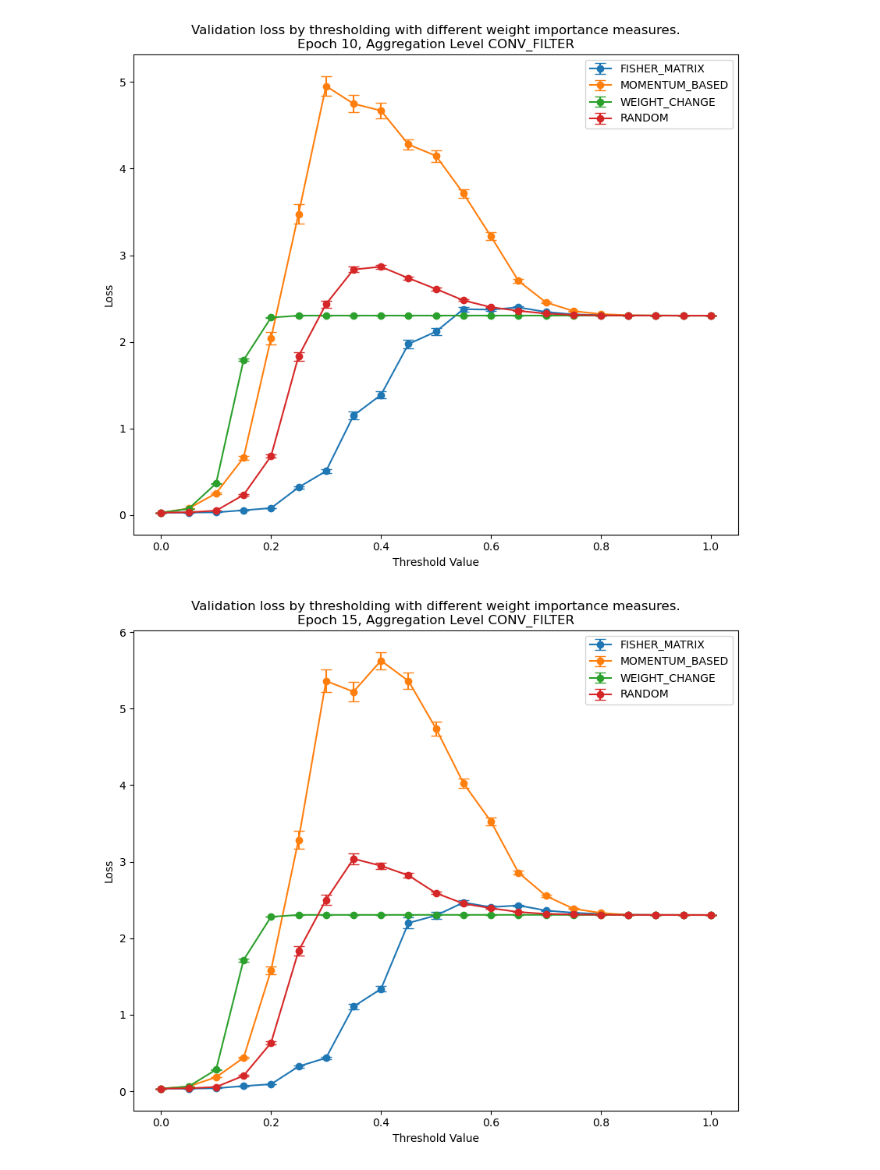
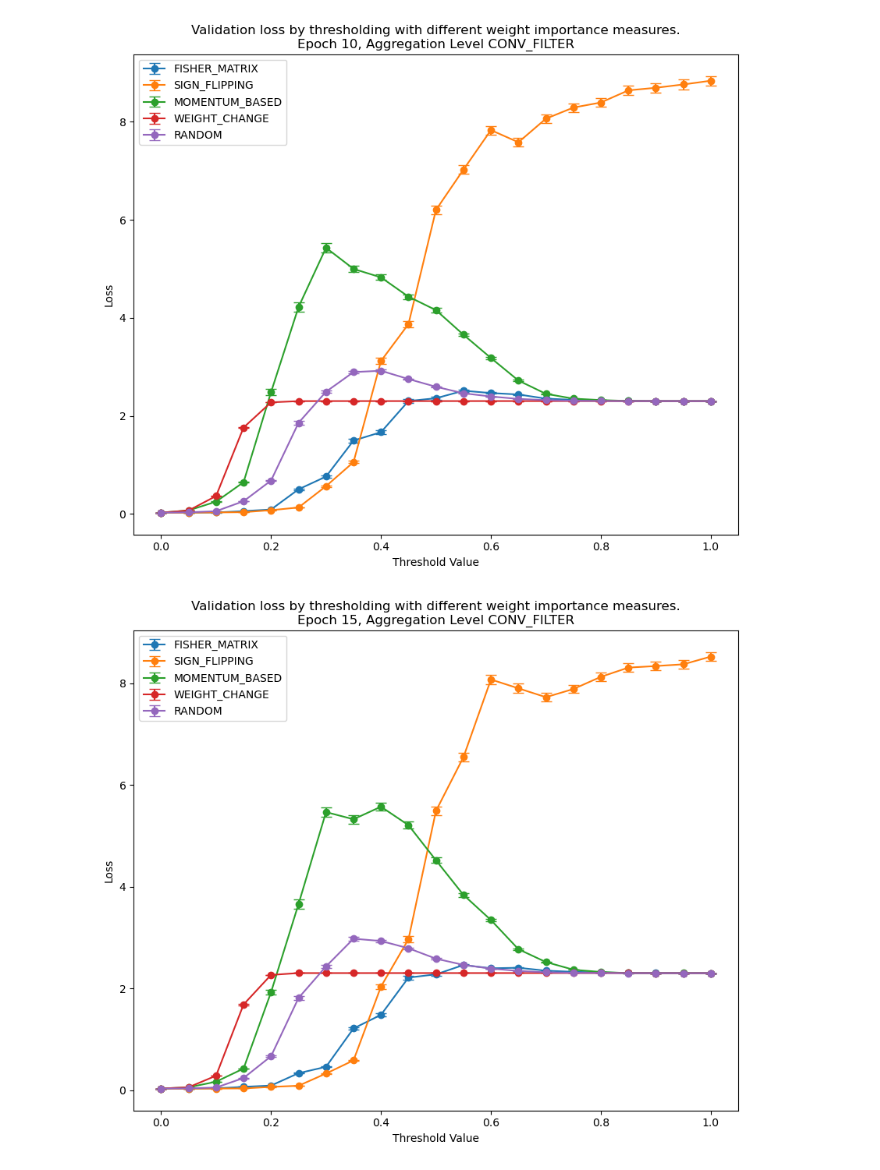
Before and after one commit to hmcalister/Neural-Network-Weight-Importance-Measures, a Jupyter notebook: Data Analysis.ipynb, the cells around one changed output. Saved outputs shown, nothing was run; the diff lists cells and outputs as text; code cells hidden in the pictures.

```diff
--- a/Data Analysis.ipynb
+++ b/Data Analysis.ipynb
@@ -29,7 +29,7 @@ VALIDATION = True
 
 target_methods = [
     EWC_Method.FISHER_MATRIX,
-    # EWC_Method.SIGN_FLIPPING,
+    EWC_Method.SIGN_FLIPPING,
     EWC_Method.MOMENTUM_BASED,
     EWC_Method.WEIGHT_CHANGE,
     EWC_Method.RANDOM,
@@ -58,2 +58,2 @@ for epoch in df["Epoch"].unique():
-[figure, old version]
+[figure, new version]
-[figure, old version]
+[figure, new version]
```
Also changed, not shown: parts of 3 cells of this notebook.
